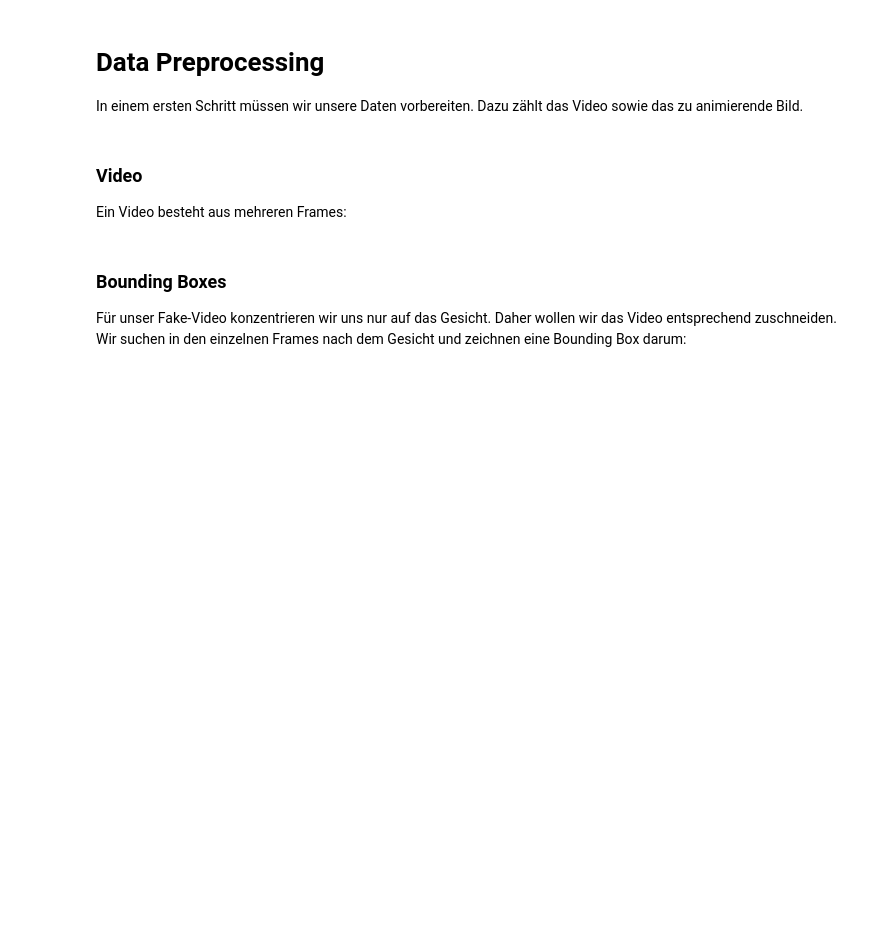
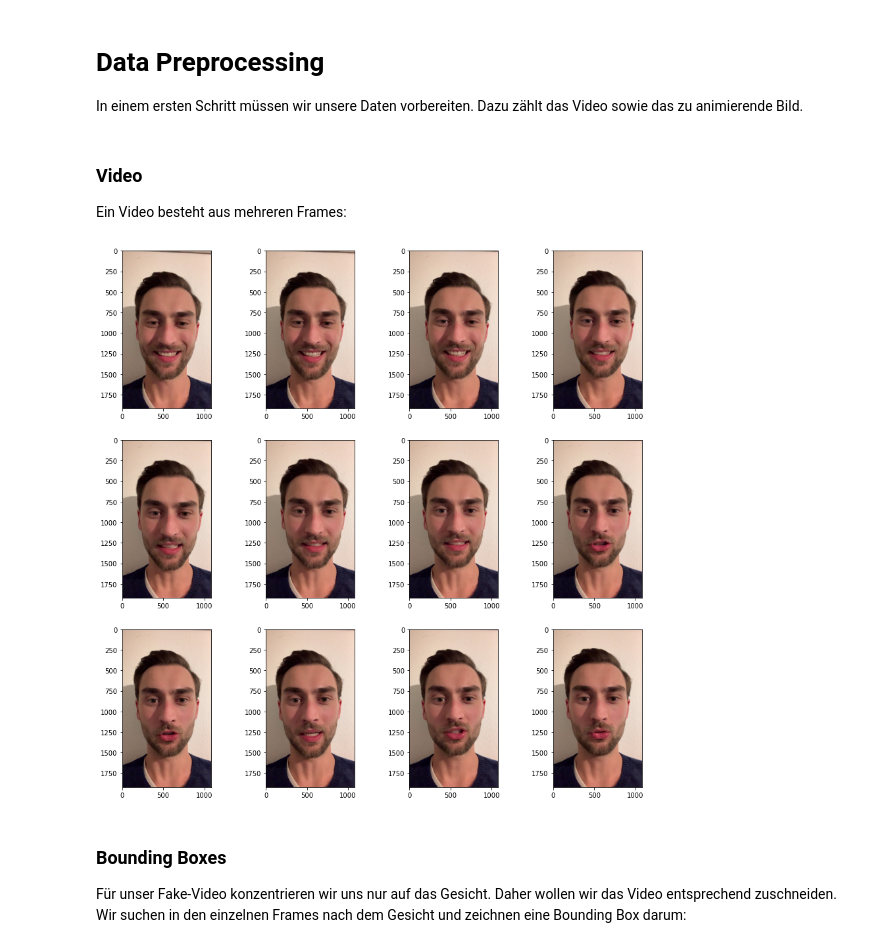
Before and after one commit to phonosync/first-order-model, a Jupyter notebook: presentation/presentation.ipynb, the cells around one changed output. Drawn from its saved outputs; the diff is of its cells as text; code cells hidden in the pictures; blank space fills up the shorter version.

```diff
--- a/presentation/presentation.ipynb
+++ b/presentation/presentation.ipynb
@@ -8,11 +49,15 @@ from tqdm import tqdm
 # %%
-def plot_images(images):
-    fig = plt.figure(fig_size=(15, 15))
-    n_col = 4
-    n_row = math.ceil(len(images) %% n_col)
+def plot_images(images, bboxes=None):
+    fig = plt.figure(figsize=(15, 15))
+    n_row = 4
+    n_col = math.ceil(len(images) / n_row)
     for i, im in enumerate(images):
-        plt.subplot(n_col, n_row, i+1)
-        plt.imshow(im)
+        ax = plt.subplot(n_col, n_row, i+1)
+        ax.imshow(im)
+        if bboxes is not None:
+            (x1, y1, x2, y2) = bboxes[i].flatten()
+            rect = mpatches.Rectangle((x1, y1), x2-x1, y2-y1, fill=False, edgecolor='red', linewidth=2)
+            ax.add_patch(rect)
     plt.show()
 # %% [markdown]
 # Quellen
@@ -28,11 +73,14 @@ In einem ersten Schritt müssen wir unsere Daten vorbereiten. Dazu zählt das Vi
 
 Ein Video besteht aus mehreren Frames:
 # %%
-path_video = "video.mp4"
+path_video = "data/driver.mp4"
 video = imageio.get_reader(path_video)
 
-frames = [video[i] for i in range(0,5,20)]
-plot_images(frames)
+frames = [f for f in video]
+first_frames = [frames[i] for i in range(0,84,7)]
+plot_images(first_frames)
+# %% [output]
+[figure, added]
 # %% [markdown]
 ### Bounding Boxes
 
```
Also changed, not shown: parts of 25 cells of this notebook, 5 other files.
